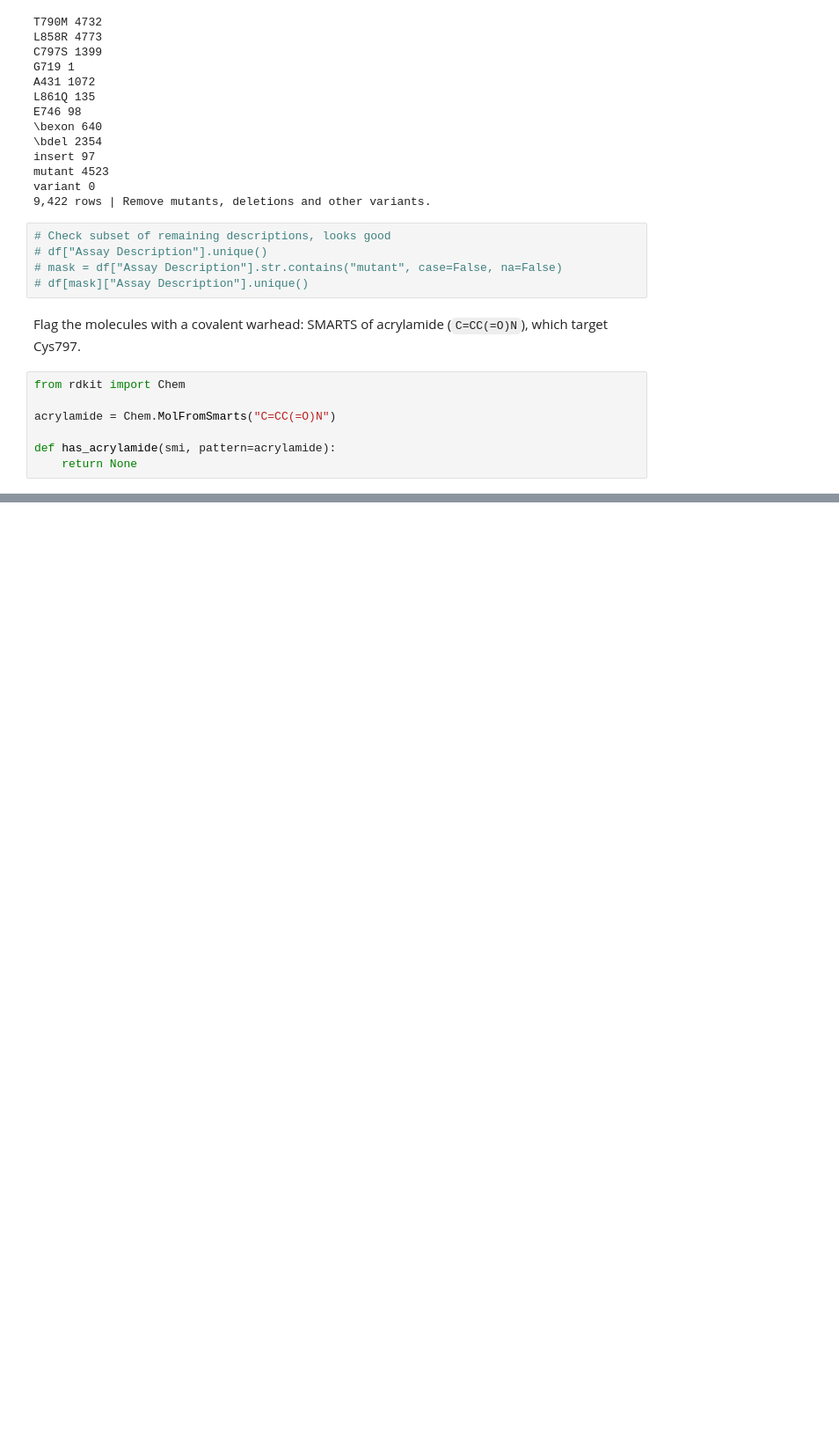
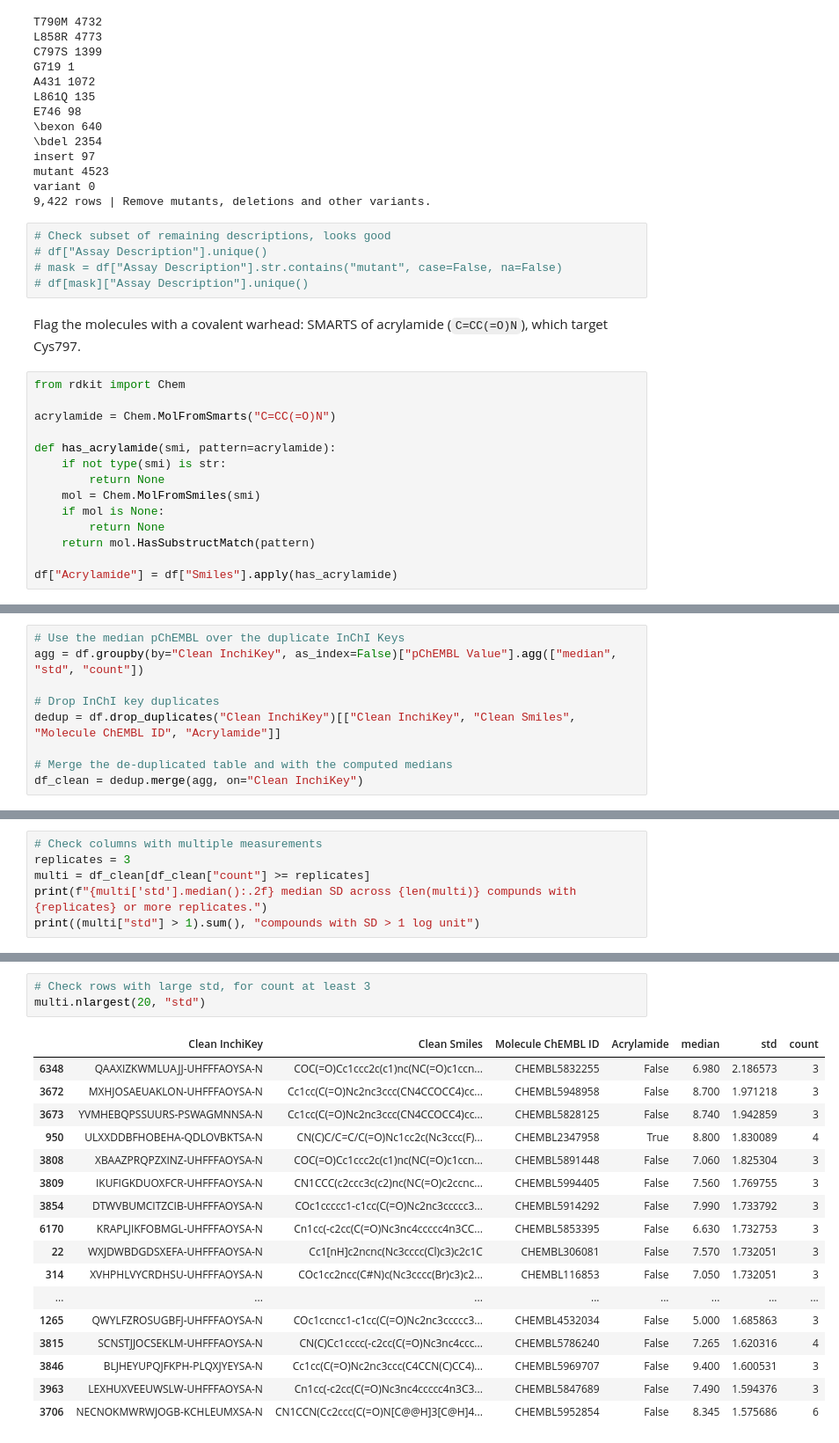
Before and after one commit to chabi-fin/EGFR-benchmark, a Jupyter notebook: notebooks/chembl_data.ipynb, the cells around one changed output, grey strips where cells are left out. Shown at 88% size. Cells and saved outputs as stored; diff of their text form; blank space fills up the shorter version.

Commit message:
Clean ChEMBL table, median measure for duplicates.

```diff
--- a/notebooks/chembl_data.ipynb
+++ b/notebooks/chembl_data.ipynb
@@ -152,4 +138,11 @@ from rdkit import Chem
 acrylamide = Chem.MolFromSmarts("C=CC(=O)N")
 
 def has_acrylamide(smi, pattern=acrylamide):
-    return None
+    if not type(smi) is str:
+        return None
+    mol = Chem.MolFromSmiles(smi)
+    if mol is None:
+        return None
+    return mol.HasSubstructMatch(pattern)
+
+df["Acrylamide"] = df["Smiles"].apply(has_acrylamide)
@@ -155,0 +245,9 @@ def has_acrylamide(smi, pattern=acrylamide):
+# %%
+# Use the median pChEMBL over the duplicate InChI Keys
+agg = df.groupby(by="Clean InchiKey", as_index=False)["pChEMBL Value"].agg(["median", "std", "count"])
+
+# Drop InChI key duplicates
+dedup = df.drop_duplicates("Clean InchiKey")[["Clean InchiKey", "Clean Smiles", "Molecule ChEMBL ID", "Acrylamide"]]
+
+# Merge the de-duplicated table and with the computed medians
+df_clean = dedup.merge(agg, on="Clean InchiKey")
@@ -155,0 +268,6 @@ def has_acrylamide(smi, pattern=acrylamide):
+# %%
+# Check columns with multiple measurements
+replicates = 3
+multi = df_clean[df_clean["count"] >= replicates]
+print(f"{multi['std'].median():.2f} median SD across {len(multi)} compunds with {replicates} or more replicates.")
+print((multi["std"] > 1).sum(), "compounds with SD > 1 log unit")
@@ -155,0 +279,21 @@ def has_acrylamide(smi, pattern=acrylamide):
+# %%
+# Check rows with large std, for count at least 3
+multi.nlargest(20, "std")
+# %% [output]
+|  | Clean InchiKey | Clean Smiles | Molecule ChEMBL ID | Acrylamide | median | std | count |
+| 6348 | QAAXIZKWMLUAJJ-UHFFFAOYSA-N | COC(=O)Cc1ccc2c(c1)nc(NC(=O)c1ccn... | CHEMBL5832255 | False | 6.980 | 2.186573 | 3 |
+| 3672 | MXHJOSAEUAKLON-UHFFFAOYSA-N | Cc1cc(C(=O)Nc2nc3ccc(CN4CCOCC4)cc... | CHEMBL5948958 | False | 8.700 | 1.971218 | 3 |
+| 3673 | YVMHEBQPSSUURS-PSWAGMNNSA-N | Cc1cc(C(=O)Nc2nc3ccc(CN4CCOCC4)cc... | CHEMBL5828125 | False | 8.740 | 1.942859 | 3 |
+| 950 | ULXXDDBFHOBEHA-QDLOVBKTSA-N | CN(C)C/C=C/C(=O)Nc1cc2c(Nc3ccc(F)... | CHEMBL2347958 | True | 8.800 | 1.830089 | 4 |
+| 3808 | XBAAZPRQPZXINZ-UHFFFAOYSA-N | COC(=O)Cc1ccc2c(c1)nc(NC(=O)c1ccn... | CHEMBL5891448 | False | 7.060 | 1.825304 | 3 |
+| 3809 | IKUFIGKDUOXFCR-UHFFFAOYSA-N | CN1CCC(c2ccc3c(c2)nc(NC(=O)c2ccnc... | CHEMBL5994405 | False | 7.560 | 1.769755 | 3 |
+| 3854 | DTWVBUMCITZCIB-UHFFFAOYSA-N | COc1ccccc1-c1cc(C(=O)Nc2nc3ccccc3... | CHEMBL5914292 | False | 7.990 | 1.733792 | 3 |
+| 6170 | KRAPLJIKFOBMGL-UHFFFAOYSA-N | Cn1cc(-c2cc(C(=O)Nc3nc4ccccc4n3CC... | CHEMBL5853395 | False | 6.630 | 1.732753 | 3 |
+| 22 | WXJDWBDGDSXEFA-UHFFFAOYSA-N | Cc1[nH]c2ncnc(Nc3cccc(Cl)c3)c2c1C | CHEMBL306081 | False | 7.570 | 1.732051 | 3 |
+| 314 | XVHPHLVYCRDHSU-UHFFFAOYSA-N | COc1cc2ncc(C#N)c(Nc3cccc(Br)c3)c2... | CHEMBL116853 | False | 7.050 | 1.732051 | 3 |
+| ... | ... | ... | ... | ... | ... | ... | ... |
+| 1265 | QWYLFZROSUGBFJ-UHFFFAOYSA-N | COc1ccncc1-c1cc(C(=O)Nc2nc3ccccc3... | CHEMBL4532034 | False | 5.000 | 1.685863 | 3 |
+| 3815 | SCNSTJJOCSEKLM-UHFFFAOYSA-N | CN(C)Cc1cccc(-c2cc(C(=O)Nc3nc4ccc... | CHEMBL5786240 | False | 7.265 | 1.620316 | 4 |
+| 3846 | BLJHEYUPQJFKPH-PLQXJYEYSA-N | Cc1cc(C(=O)Nc2nc3ccc(C4CCN(C)CC4)... | CHEMBL5969707 | False | 9.400 | 1.600531 | 3 |
+| 3963 | LEXHUXVEEUWSLW-UHFFFAOYSA-N | Cn1cc(-c2cc(C(=O)Nc3nc4ccccc4n3C3... | CHEMBL5847689 | False | 7.490 | 1.594376 | 3 |
+| 3706 | NECNOKMWRWJOGB-KCHLEUMXSA-N | CN1CCN(Cc2ccc(C(=O)N[C@@H]3[C@H]4... | CHEMBL5952854 | False | 8.345 | 1.575686 | 6 |
```
Also changed, not shown: parts of 11 cells of this notebook, 4 other files.
